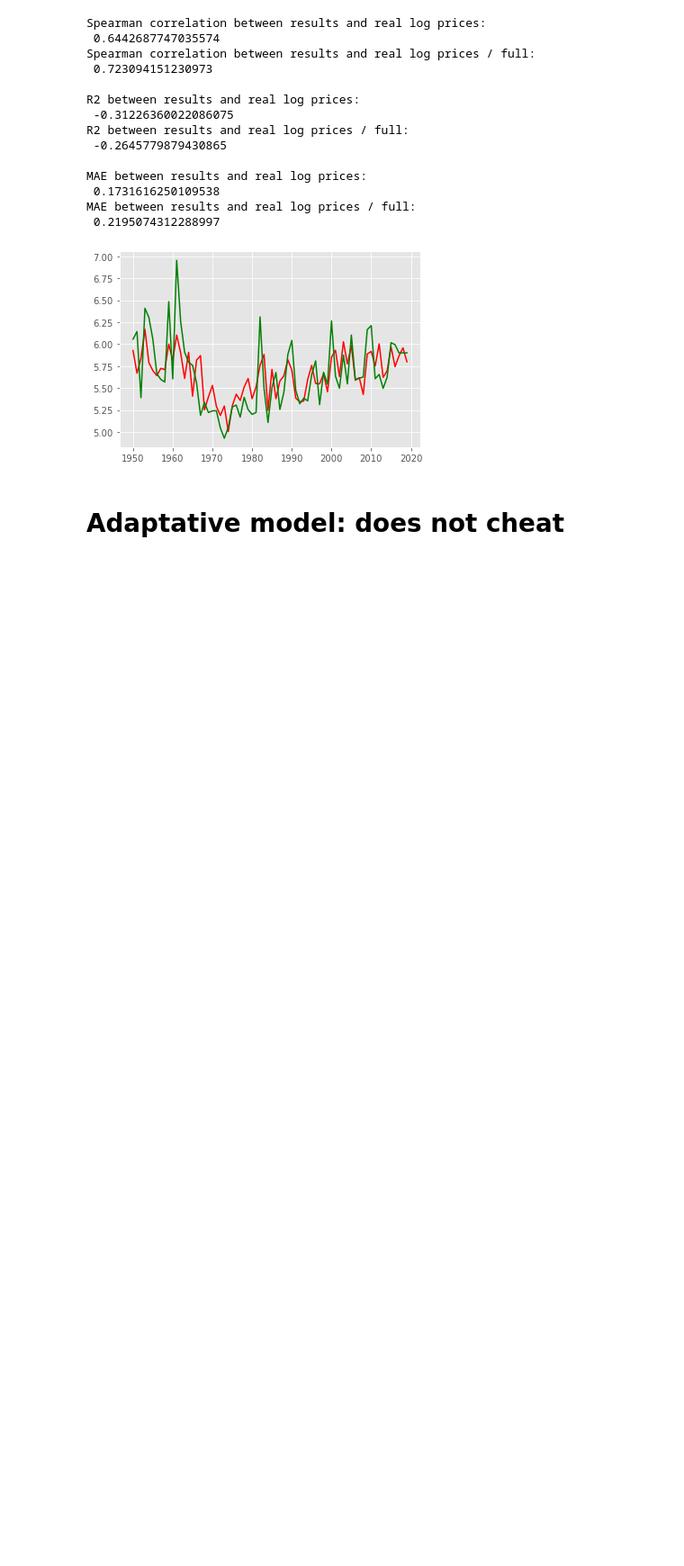
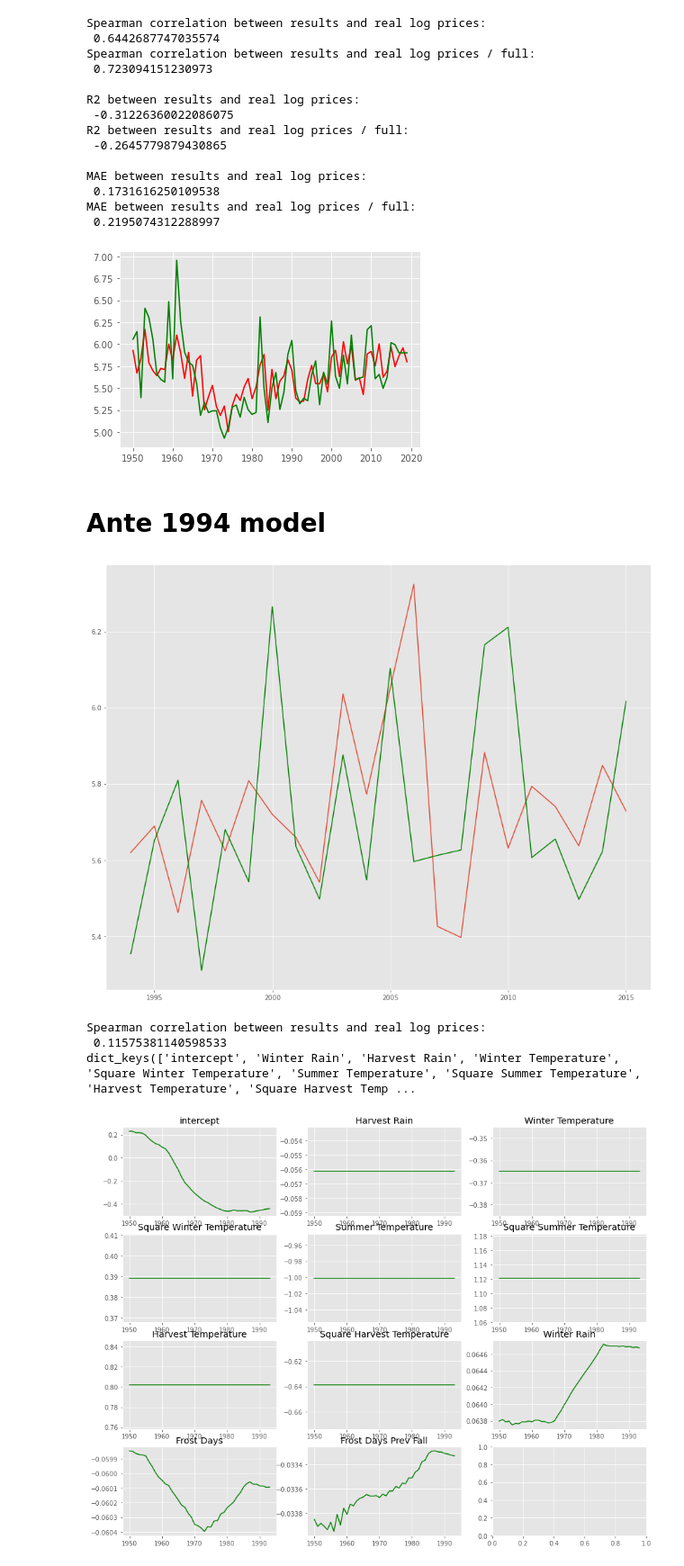
Before and after one commit to RoucherA/GrandCruClassifier, a Jupyter notebook: optimization_model.ipynb, the cells around one changed output. Shown at 90% size. Cells and saved outputs as stored; diff of their text form; code cells hidden in the pictures; blank space fills up the shorter version.

Commit message:
Modify optimizer and HMC model

```diff
--- a/optimization_model.ipynb
+++ b/optimization_model.ipynb
@@ -330,8 +330,8 @@ MAE between results and real log prices:
 MAE between results and real log prices / full:
  0.2195074312288997
 [figure]
-# %% [markdown]
-# Adaptative model: does not cheat
+# %% [markdown]
+# Ante 1994 model
 # %%
 import torch
 
@@ -507 +516,52 @@ def define_init_dict(len):
     return init_dict
+# %%
+
+X_tensor = torch.FloatTensor(X.loc[1950 : 1993, :].values)
+y_tensor = torch.from_numpy(y.loc[1950 : 1993, 'Log Price'].values)
+
+training_length = 1994-1950
+vintage_model_1994 = Initial_Model(define_init_dict(training_length), training_length)
+optimizer = torch.optim.Adam(vintage_model_1994.parameters())
+losses = training_loop(vintage_model_1994, optimizer)
+
+predictions=[]
+for vintage in tqdm(range(1994, 2016)):
+    predictions.append(vintage_model_1994.predict_extra_vintage(X.loc[vintage, :])[0].detach().numpy()[0])
+
+plt.plot(range(1994, 2016), predictions)
+plt.plot(y.loc[1994:2015, 'Log Price'], color='g')
+plt.show()
+print('Spearman correlation between results and real log prices: \n', spearmanr(predictions, y.loc[1994:2015, 'Log Price'].values).correlation)
+
+
+plt.rcParams['figure.figsize']= [15, 12]
+
+fig, axs = plt.subplots(4,3)
+print(coefficients_record.keys())
+subplot = axs[0, 0]
+coeff = 'intercept'
+subplot.plot(range(1950, 1994), vintage_model_1994.weights_intercept.detach().numpy(), color='green')
+
+subplot.set_title('intercept')
+
+
+for i in range(len(vintage_model_1994.scalar_params)):
+    n = i+1
+    subplot = axs[n//3, n%3]
+    subplot.plot(range(1950, 1994), [vintage_model_1994.scalar_params[i]]*44, color='green')
+
+    subplot.set_title(COLUMN_NAMES[vintage_model_1994.where_to_find_scalars[i]])
+
+
+for i in range(len(vintage_model_1994.walk_params)):
+    n = len(vintage_model_1994.scalar_params) + i+1
+    subplot = axs[n//3, n%3]
+
+    subplot.plot(range(1950, 1994), vintage_model_1994.walk_params[i].detach().numpy(), color='green')
+    subplot.set_title(COLUMN_NAMES[vintage_model_1994.where_to_find_walks[i]])
+# %% [output]
+[figure, added]
+Spearman correlation between results and real log prices:
+ 0.11575381140598533
+dict_keys(['intercept', 'Winter Rain', 'Harvest Rain', 'Winter Temperature', 'Square Winter Temperature', 'Summer Temperature', 'Square Summer Temperature', 'Harvest Temperature', 'Square Harvest Temp ...
+[figure, added]
```
Also changed, not shown: parts of 11 cells of this notebook, 2 other files.
